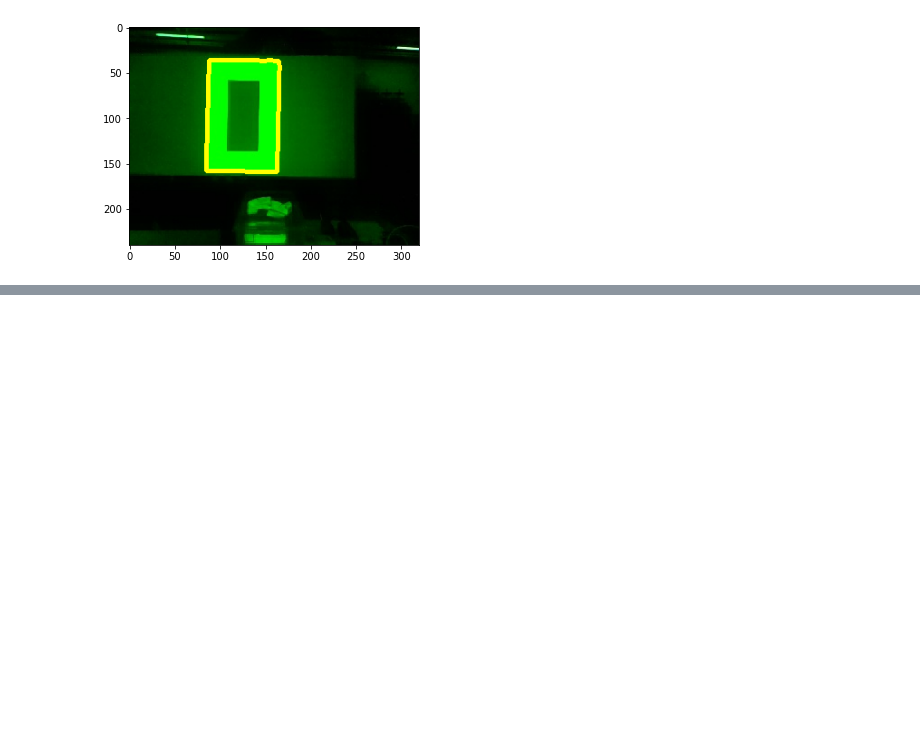
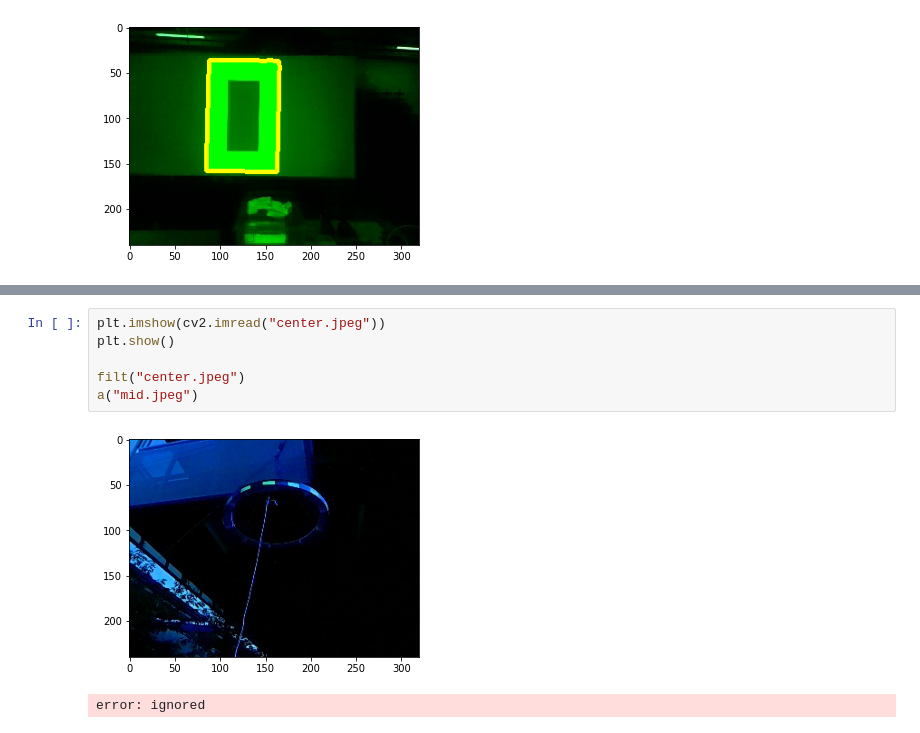
Before and after one commit to Tino-FRC-2473/FRC2022-SummerTraining, a Jupyter notebook: cv_robot_alignment.ipynb, the cells around one changed output, grey strips where cells are left out. Cells and saved outputs as stored; diff of their text form; blank space fills up the shorter version.

```diff
--- a/cv_robot_alignment.ipynb
+++ b/cv_robot_alignment.ipynb
@@ -61,0 +205,9 @@ TypeError: ignored
+# %%
+plt.imshow(cv2.imread("center.jpeg"))
+plt.show()
+
+filt("center.jpeg")
+a("mid.jpeg")
+# %% [output]
+[figure, added]
+error: ignored
```
Also changed, not shown: parts of 12 cells of this notebook.
